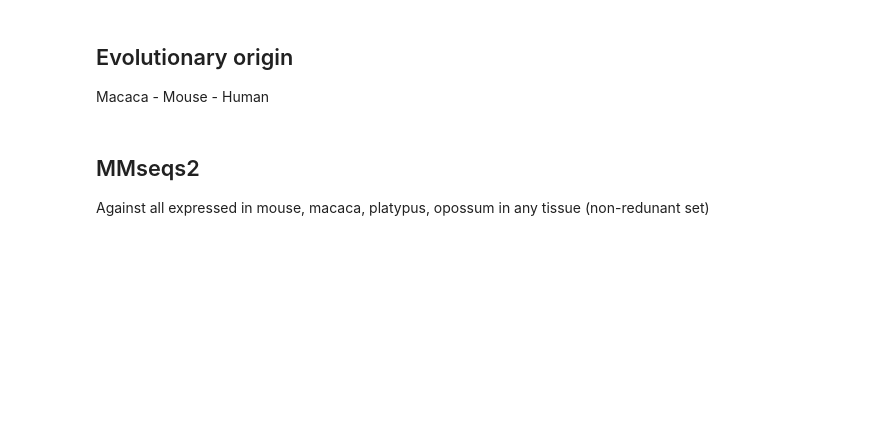
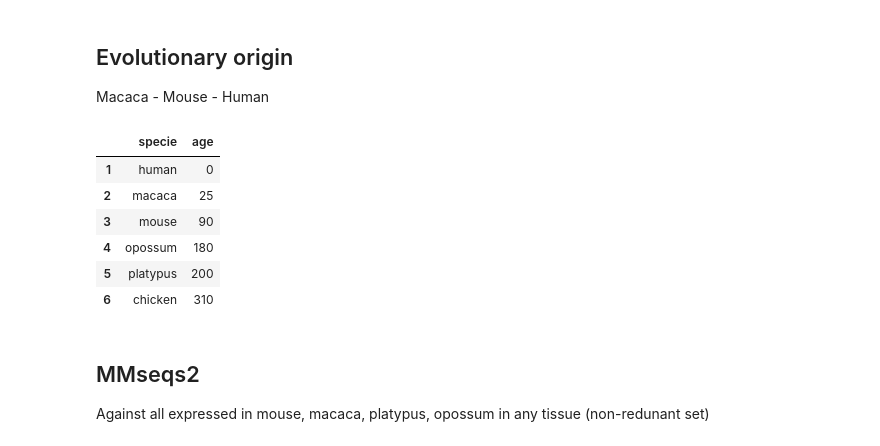
Before and after one commit to MartaEspinosa/TestisRestricted_MP, a Jupyter notebook: Q1.0_EvolutionaryOrigin_mmseqs.ipynb, the cells around one changed output. Drawn from its saved outputs; the diff is of its cells as text; code cells hidden in the pictures; blank space fills up the shorter version.

```diff
--- a/Q1.0_EvolutionaryOrigin_mmseqs.ipynb
+++ b/Q1.0_EvolutionaryOrigin_mmseqs.ipynb
@@ -5,31 +5,44 @@ Macaca - Mouse - Human
 # %%
 import os,re,glob
 import pandas as pd
 import numpy as np
 from collections import Counter
 from Bio.Seq import Seq
 from Bio.SeqRecord import SeqRecord
 from Bio import SeqIO
 
 users_dir = "/users/genomics/marta/TestisProject_SaraRazquin/with_TranscriptomeReconstruction"
 GENOMEDIR = "/genomics/users/marta/genomes"
 species=["mouse","macaca","platypus","chicken","opossum"]
 
 ## annotation file
 annotation="/users/genomics/marta/TestisProject_SaraRazquin/with_TranscriptomeReconstruction/human/newReference_Resconstructed/gencode.v38.gffcompare.TestisLiverBrain.annotation.sorted.1transcript.sorted.NOchr.gtf"
 transcript_gene=pd.read_csv("/users/genomics/marta/TestisProject_SaraRazquin/with_TranscriptomeReconstruction/human/newReference_Resconstructed/1transcript_1gene.reconstructed.csv")
 
 ## evoDir
 evoDir=os.path.join(users_dir,"EvolutionaryOrigin_MMseqs")
 
 def translate_dna_to_protein(dna_seq):
     return str(Seq(dna_seq).translate())
 
 # Function to save DF in fasta format
 def create_seqrecord_PROT(row):
     return SeqRecord(Seq(row['protein']), id=row['header'][:-4], description="")
 def create_seqrecord_DNA(row):
     return SeqRecord(Seq(row['seq']), id=row['header'], description="")
+
+species_and_years_dict = {"specie" : ["human","macaca","mouse","opossum","platypus","chicken"],
+                          "age" : [0,25,90,180,200,310]}
+species_and_years = pd.DataFrame(data=species_and_years_dict, index=[1,2,3,4,5,6])
+species_and_years
+# %% [output]
+|  | specie | age |
+| 1 | human | 0 |
+| 2 | macaca | 25 |
+| 3 | mouse | 90 |
+| 4 | opossum | 180 |
+| 5 | platypus | 200 |
+| 6 | chicken | 310 |
 # %%
 ## get repre sequences - both DNA and PROTEINS
 for s in species:
```
Also changed, not shown: parts of 3 cells of this notebook, 3 other files.
